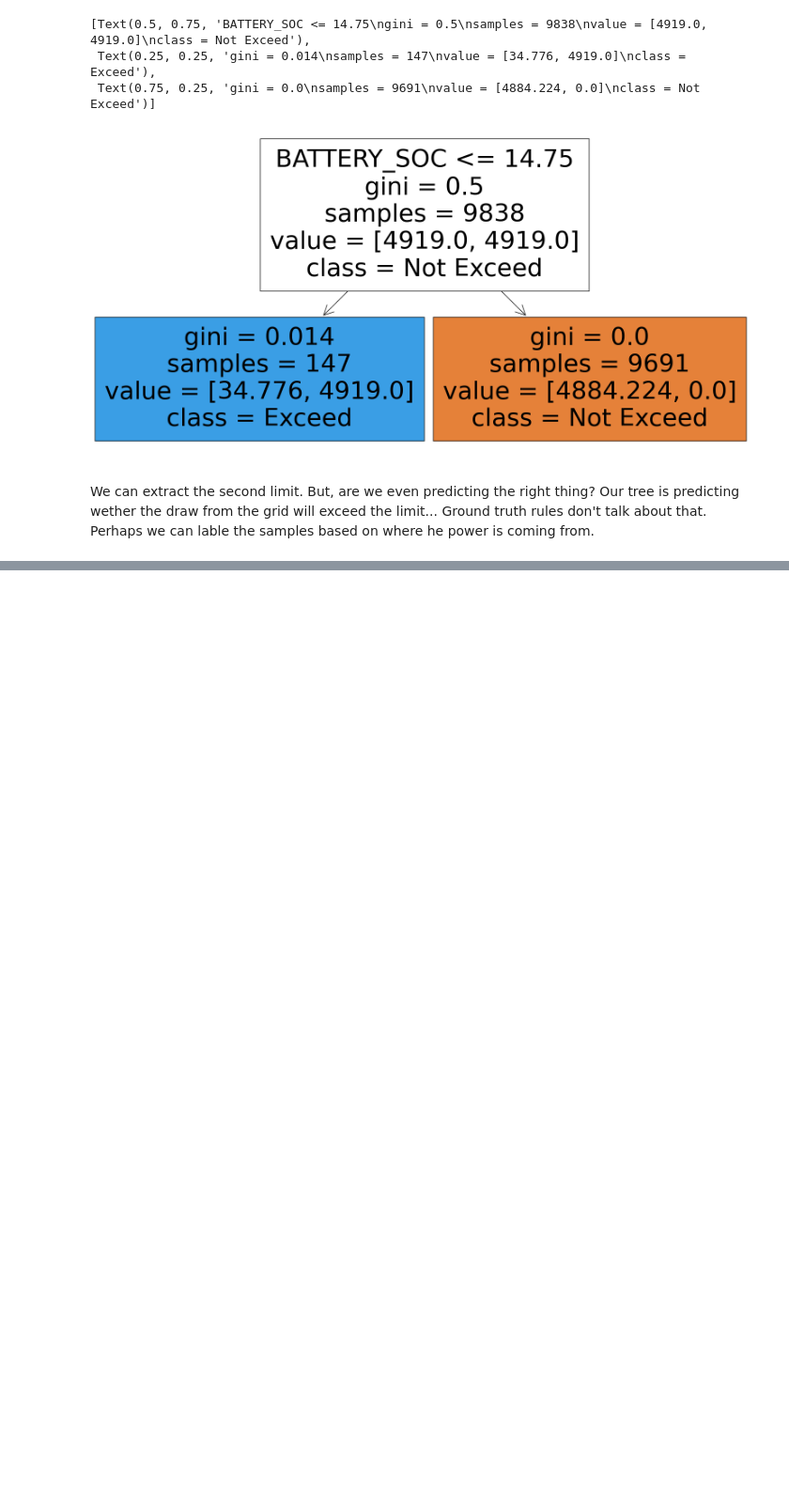
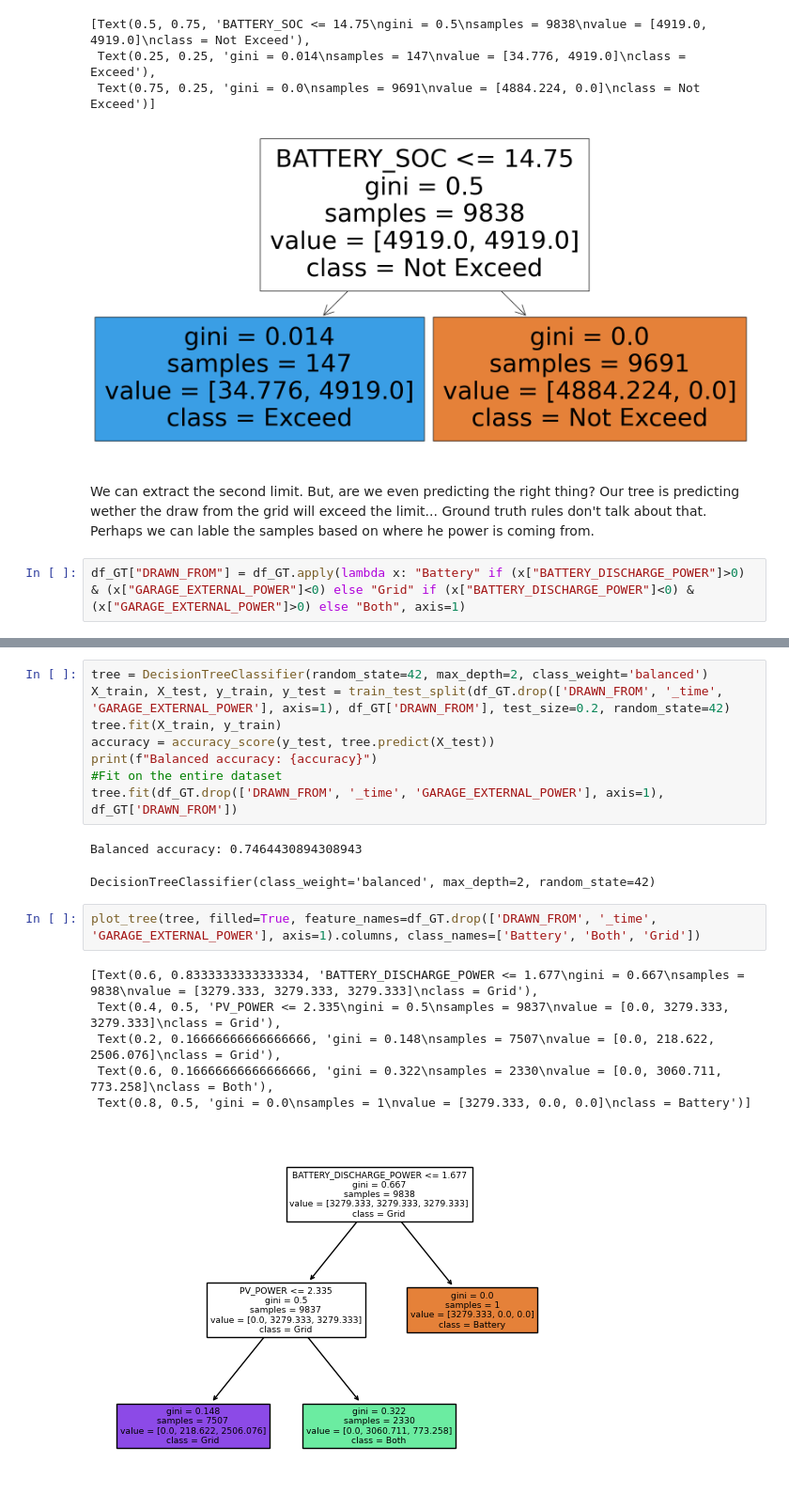
Before and after one commit to SanchoSamba/DS-project, a Jupyter notebook: EDA.ipynb, the cells around one changed output, grey strips where cells are left out. Shown: that part at 94% size. Saved outputs shown, nothing was run; the diff lists cells and outputs as text; blank space fills up the shorter version.

```diff
--- a/EDA.ipynb
+++ b/EDA.ipynb
@@ -177,3 +177,5 @@ plot_tree(tree, filled=True, feature_names=features.columns, class_names=['Not E
 [figure]
 # %% [markdown]
 We can extract the second limit. But, are we even predicting the right thing? Our tree is predicting wether the draw from the grid will exceed the limit... Ground truth rules don't talk about that. Perhaps we can lable the samples based on where he power is coming from.
+# %%
+df_GT["DRAWN_FROM"] = df_GT.apply(lambda x: "Battery" if (x["BATTERY_DISCHARGE_POWER"]>0) & (x["GARAGE_EXTERNAL_POWER"]<0) else "Grid" if (x["BATTERY_DISCHARGE_POWER"]<0) & (x["GARAGE_EXTERNAL_POWER"]>0) else "Both", axis=1)
@@ -179,0 +192,20 @@ We can extract the second limit. But, are we even predicting the right thing? Ou
+# %%
+tree = DecisionTreeClassifier(random_state=42, max_depth=2, class_weight='balanced')
+X_train, X_test, y_train, y_test = train_test_split(df_GT.drop(['DRAWN_FROM', '_time', 'GARAGE_EXTERNAL_POWER'], axis=1), df_GT['DRAWN_FROM'], test_size=0.2, random_state=42)
+tree.fit(X_train, y_train)
+accuracy = accuracy_score(y_test, tree.predict(X_test))
+print(f"Balanced accuracy: {accuracy}")
+#Fit on the entire dataset
+tree.fit(df_GT.drop(['DRAWN_FROM', '_time', 'GARAGE_EXTERNAL_POWER'], axis=1), df_GT['DRAWN_FROM'])
+# %% [output]
+Balanced accuracy: 0.7464430894308943
+DecisionTreeClassifier(class_weight='balanced', max_depth=2, random_state=42)
+# %%
+plot_tree(tree, filled=True, feature_names=df_GT.drop(['DRAWN_FROM', '_time', 'GARAGE_EXTERNAL_POWER'], axis=1).columns, class_names=['Battery', 'Both', 'Grid'])
+# %% [output]
+[Text(0.6, 0.8333333333333334, 'BATTERY_DISCHARGE_POWER <= 1.677\ngini = 0.667\nsamples = 9838\nvalue = [3279.333, 3279.333, 3279.333]\nclass = Grid'),
+ Text(0.4, 0.5, 'PV_POWER <= 2.335\ngini = 0.5\nsamples = 9837\nvalue = [0.0, 3279.333, 3279.333]\nclass = Grid'),
+ Text(0.2, 0.16666666666666666, 'gini = 0.148\nsamples = 7507\nvalue = [0.0, 218.622, 2506.076]\nclass = Grid'),
+ Text(0.6, 0.16666666666666666, 'gini = 0.322\nsamples = 2330\nvalue = [0.0, 3060.711, 773.258]\nclass = Both'),
+ Text(0.8, 0.5, 'gini = 0.0\nsamples = 1\nvalue = [3279.333, 0.0, 0.0]\nclass = Battery')]
+[figure, added]
```
Also changed, not shown: parts of 8 cells of this notebook.
